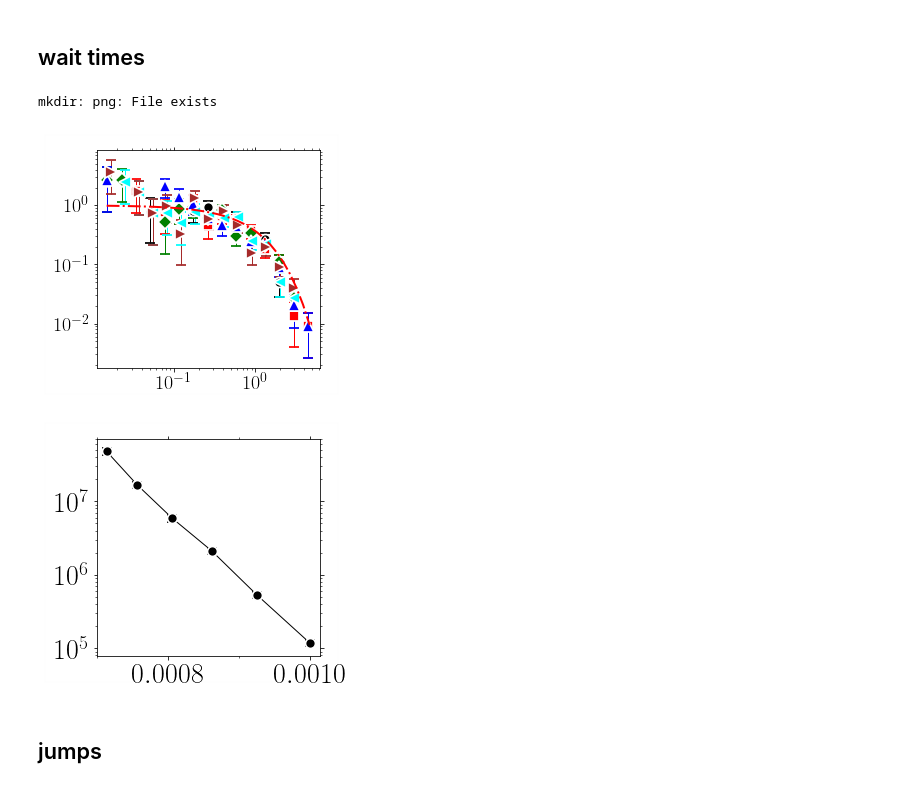
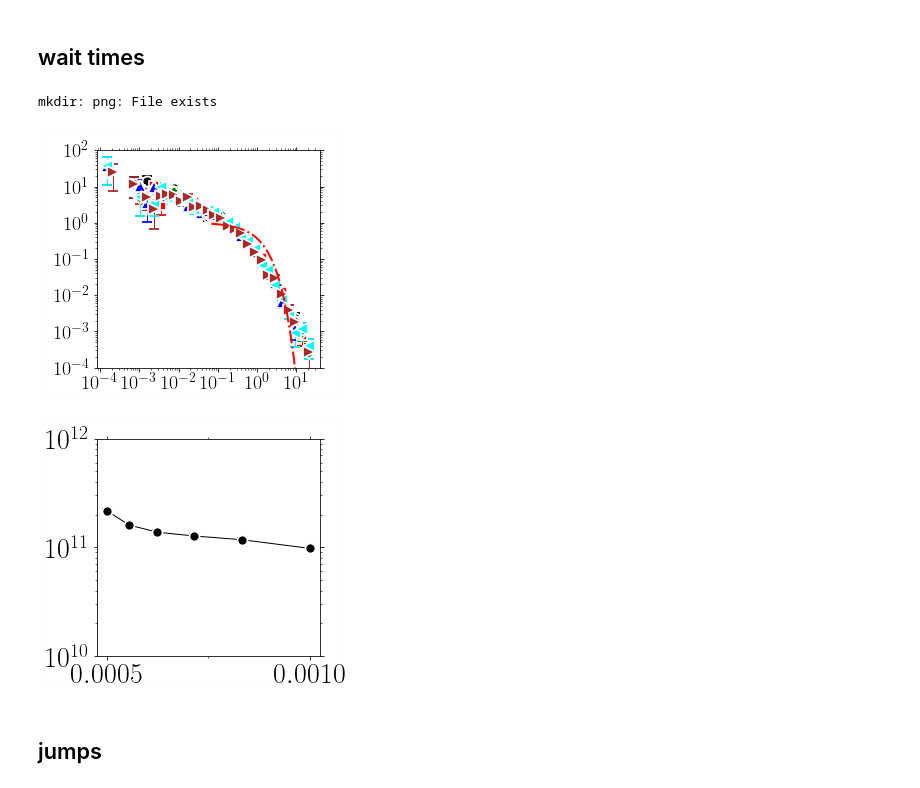
Before and after one commit to kkarimi62/vacancyDiffusion, a Jupyter notebook: postproc/postproc.ipynb, the cells around one changed output. Cells and saved outputs as stored; diff of their text form; code cells hidden in the pictures.

```diff
--- a/postproc/postproc.ipynb
+++ b/postproc/postproc.ipynb
@@ -911,7 +911,7 @@ class Temperature:
                                 attrs={'fmt':'-.','color':symbols.colors[count%7]},
                            Plot=False,ax=ax)
                 #--- points
-                temp= [1000,1200,1400,1600,1800,2000][count]
+#                temp= [1000,1200,1400,1600,1800,2000][count]
                 utl.PltErr(xdata_shift,
                            ydata,
                            yerr=yerr,
@@ -954,13 +954,15 @@ if not eval(confParser['flags']['RemoteMachine']):
     #--- temp object
     temp = Temperature(
 #        [1000,1200,1400,1600,1800,2000],8,
-        np.arange(1000,1440,80),1,
+        [1000,1200,1400,1600,1800,2000],8,
+#        np.arange(1000,1440,80),1,
 #        verbose = True,
                      )
     #
     #--- parse data
 #    temp.Parse( list(map(lambda x:'CantorNatom16KTemp%sKEnsemble8/Run%s/msd/msd.txt'%(x[0],x[1]),
-    temp.Parse( list(map(lambda x:'NiNatom16KTemp%sK/Run%s/msd/msd.txt'%(x[0],x[1]),
+    temp.Parse( list(map(lambda x:'NiCoCrNatom1KTemp%sK/Run%s/msd/msd.txt'%(x[0],x[1]),
+#    temp.Parse( list(map(lambda x:'NiNatom16KTemp%sK/Run%s/msd/msd.txt'%(x[0],x[1]),
                          temp.temps_runs ))
               )
     #
@@ -1000,7 +1002,7 @@ if not eval(confParser['flags']['RemoteMachine']):
 #             bounds=([0, 0, 0,0.999], [1e-2, 1e-3, 1,1.001]),
 #             p0=[2.450192558293684e-08, 0.00023822488904874157, 0.9999977703994274, 0.9991059679876155],
             p0=[[1e-08, 1e-4, 1e2, 1.0]],
-#             SIGMA=True, #--- comment for ni
+             SIGMA=True, #--- comment for ni
              plotAttrs={'yscale':'log',
                   'xscale':'log',
 #                   'xlim':(1e-10,1e-3),
@@ -1216,40 +1200,42 @@ if not eval(confParser['flags']['RemoteMachine']):
 
     stats = Stats(
 #        [1000,1200,1400,1600,1800,2000],6,
-        np.arange(1000,1440,80),1,
+        [1000,1200,1400,1600,1800,2000],8,
+#        np.arange(1000,1440,80),1,
         verbose=False
                      )
 #    stats.Parse( list(map(lambda x:'CantorNatom16KTemp%sKEnsemble8/Run%s/msd/event_times.txt'%(x[0],x[1]),
-    stats.Parse( list(map(lambda x:'NiNatom16KTemp%sK/Run%s/msd/event_times.txt'%(x[0],x[1]),
+    stats.Parse( list(map(lambda x:'NiCoCrNatom1KTemp%sK/Run%s/msd/event_times.txt'%(x[0],x[1]),
+#    stats.Parse( list(map(lambda x:'NiNatom16KTemp%sK/Run%s/msd/event_times.txt'%(x[0],x[1]),
                          stats.temps_runs ))
                )
     stats.PlotWaitTimes(scale=True,
                         **{'xscale':'log',
                   'yscale':'log',
 #                   'xlim':(1e-9,1e-3),
-#                   'ylim':(1e-4,2e1), #(1e-5,1e2),
+                   'ylim':(1e-4,1e2), #(1e-5,1e2),
 #                           'xstr':r'$\Delta t$',
 #                           'ystr':r'$P(\Delta t)$',
                    'title':'png/waitTimes_unscaled_ni.png'},
 
                        )
     stats.PlotAverageRate(
                 **{
                     'fontsize':28,
 #                  'xscale':'log',
                   'yscale':'log',
 #                   'xlim':(1e-9,1e-3),
-#                   'ylim':(1e11,1e12), #(1e-5,1e2),
+                   'ylim':(1e10,1e12), #(1e-5,1e2),
 #                           'xstr':r'$1/T$',
 #                           'ystr':r'$\lambda$',
                    'title':'png/eventRate_ni.png'},
 
     )
     #stats.Barries()
 # %% [output]
 mkdir: png: File exists
-[figure, old version]
+[figure, new version]
-[figure, old version]
+[figure, new version]
 # %% [markdown]
 ## jumps
 # %%
```
Also changed, not shown: parts of 4 cells of this notebook, 3 other files.
